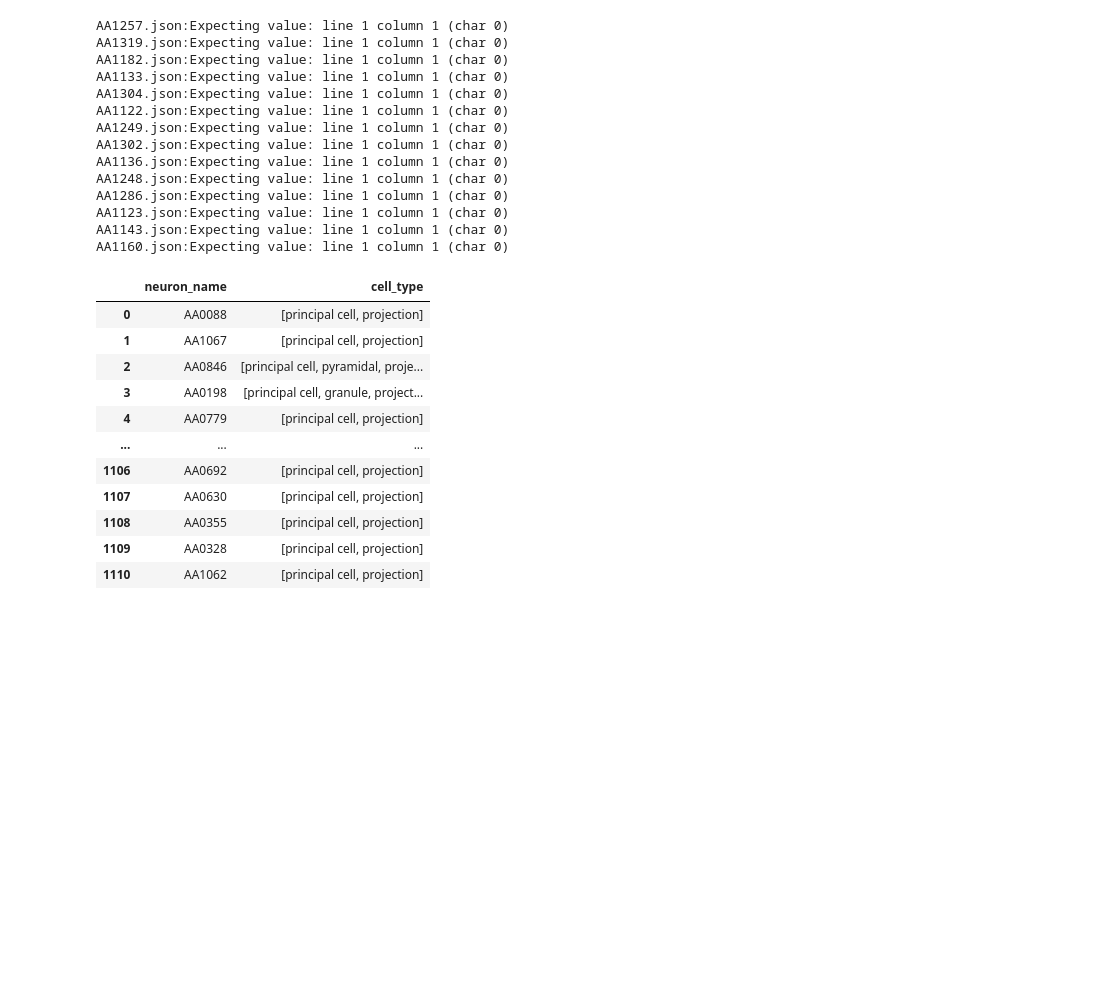
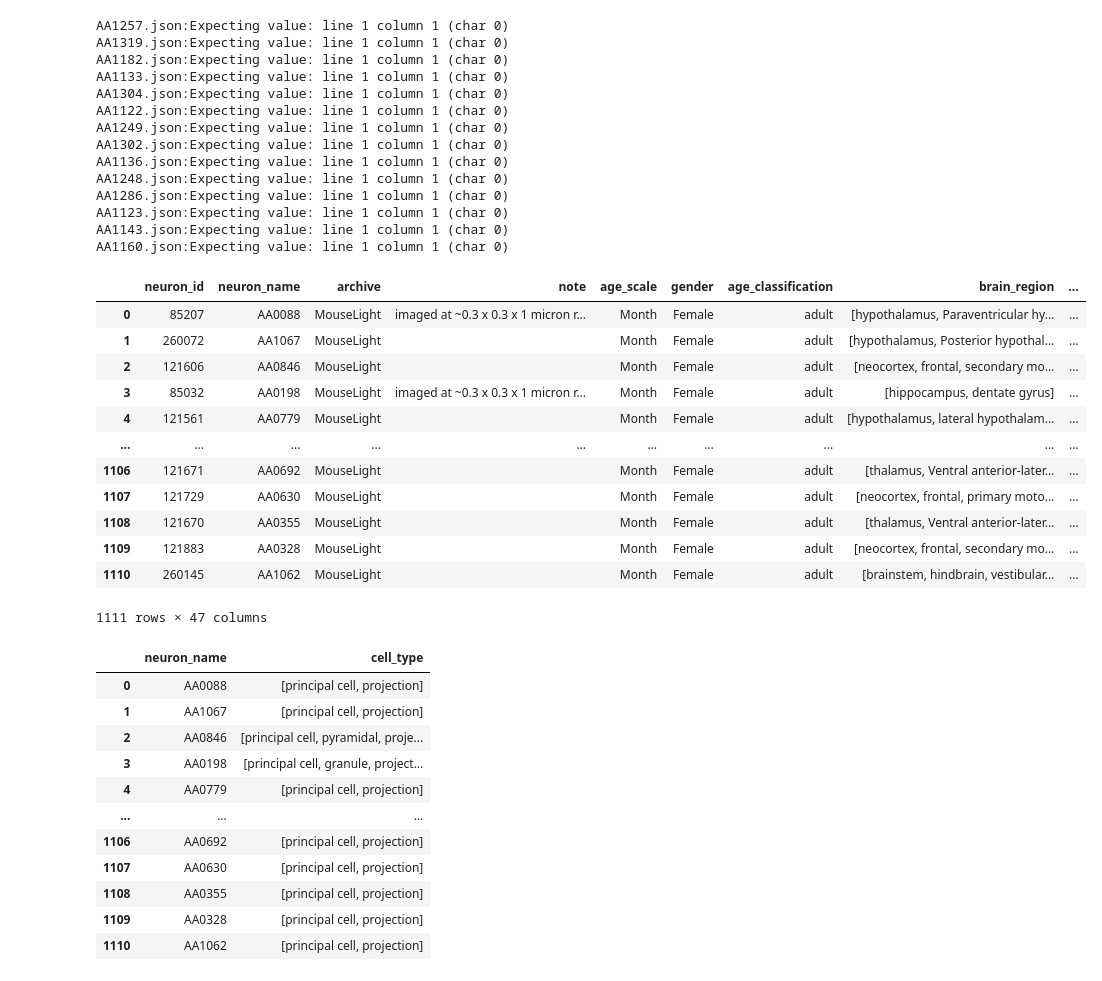
Before and after one commit to LeonardoPollina/MMN_Project, a Jupyter notebook: Scripts/fetch_metadata.ipynb, the cells around one changed output. Cells and saved outputs as stored; diff of their text form; code cells hidden in the pictures; blank space fills up the shorter version.

```diff
--- a/Scripts/fetch_metadata.ipynb
+++ b/Scripts/fetch_metadata.ipynb
@@ -210,6 +210,22 @@ AA1143.json:Expecting value: line 1 column 1 (char 0)
 AA1160.json:Expecting value: line 1 column 1 (char 0)
 # %%
 df.to_csv('../data/metadata/morpho_metadata_raw.csv')
+# %%
+df
+# %% [output]
+|  | neuron_id | neuron_name | archive | note | age_scale | gender | age_classification | brain_region | ... |
+| 0 | 85207 | AA0088 | MouseLight | imaged at ~0.3 x 0.3 x 1 micron r... | Month | Female | adult | [hypothalamus, Paraventricular hy... | ... |
+| 1 | 260072 | AA1067 | MouseLight |  | Month | Female | adult | [hypothalamus, Posterior hypothal... | ... |
+| 2 | 121606 | AA0846 | MouseLight |  | Month | Female | adult | [neocortex, frontal, secondary mo... | ... |
+| 3 | 85032 | AA0198 | MouseLight | imaged at ~0.3 x 0.3 x 1 micron r... | Month | Female | adult | [hippocampus, dentate gyrus] | ... |
+| 4 | 121561 | AA0779 | MouseLight |  | Month | Female | adult | [hypothalamus, lateral hypothalam... | ... |
+| ... | ... | ... | ... | ... | ... | ... | ... | ... | ... |
+| 1106 | 121671 | AA0692 | MouseLight |  | Month | Female | adult | [thalamus, Ventral anterior-later... | ... |
+| 1107 | 121729 | AA0630 | MouseLight |  | Month | Female | adult | [neocortex, frontal, primary moto... | ... |
+| 1108 | 121670 | AA0355 | MouseLight |  | Month | Female | adult | [thalamus, Ventral anterior-later... | ... |
+| 1109 | 121883 | AA0328 | MouseLight |  | Month | Female | adult | [neocortex, frontal, secondary mo... | ... |
+| 1110 | 260145 | AA1062 | MouseLight |  | Month | Female | adult | [brainstem, hindbrain, vestibular... | ... |
+1111 rows × 47 columns
 # %%
 df[['neuron_name','cell_type']]
 # %% [output]
```
Also changed, not shown: parts of 6 cells of this notebook.
